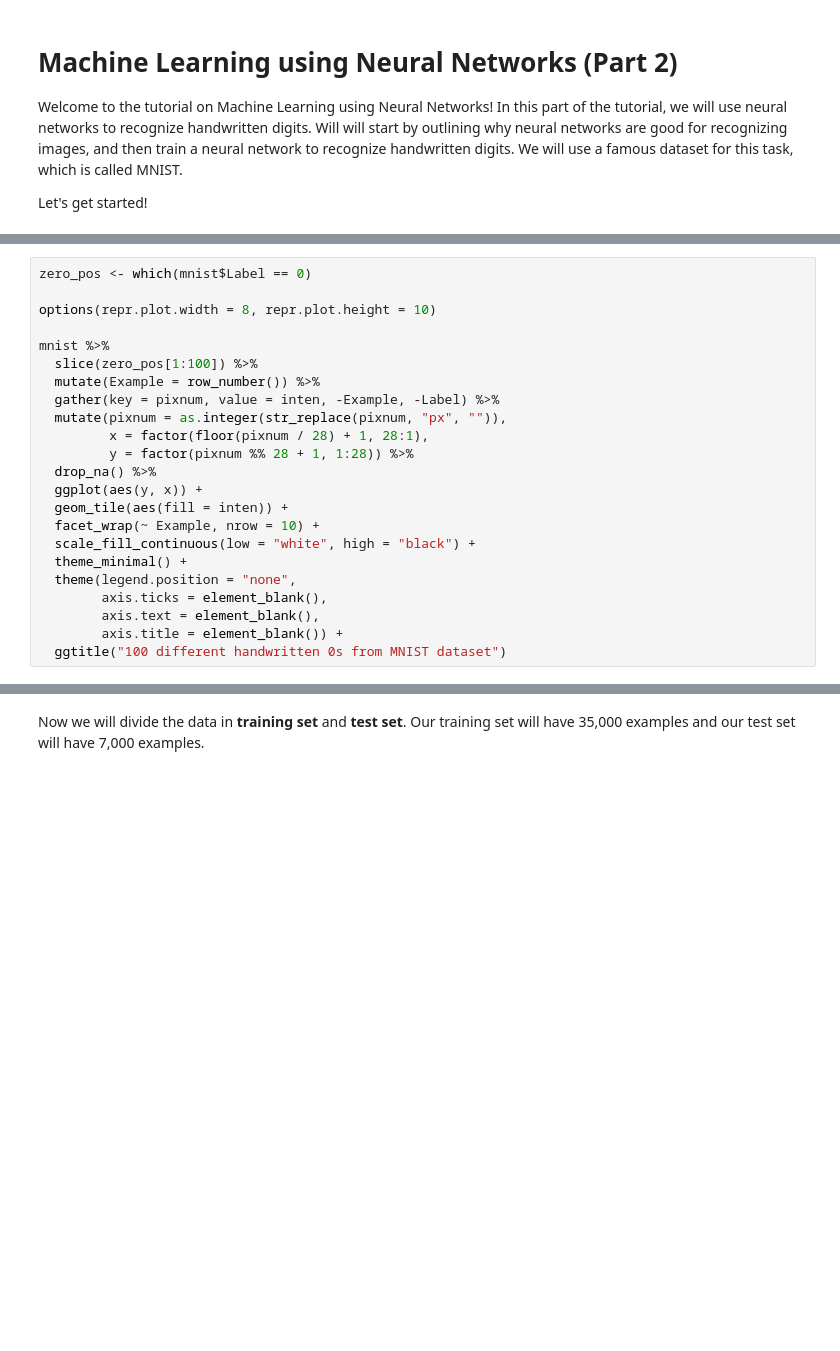
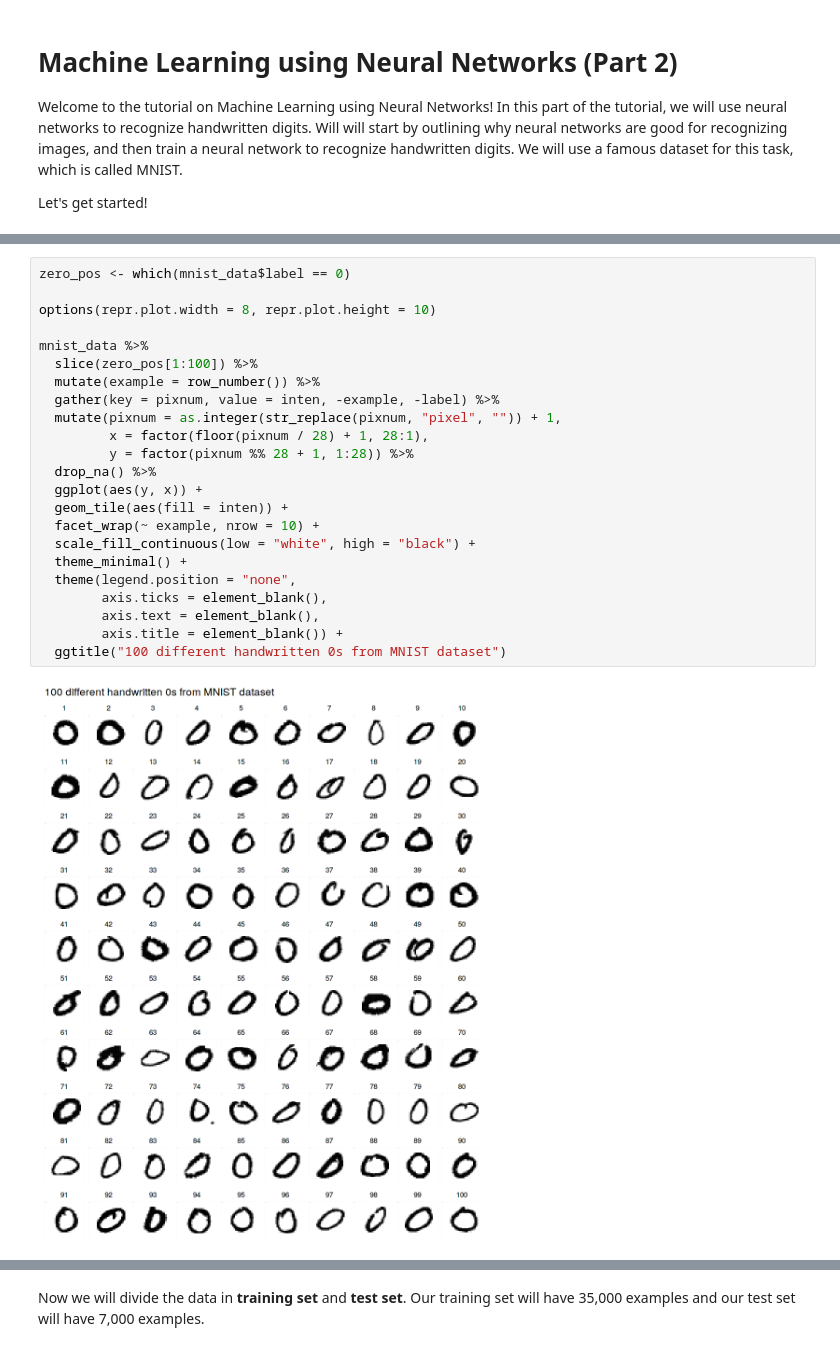
Before and after one commit to azbones/cis503_machine_learning, a Jupyter notebook: neural_networks_mnist_r_part2.ipynb, the cells around one changed output, grey strips where cells are left out. Saved outputs shown, nothing was run; the diff lists cells and outputs as text; blank space fills up the shorter version.

```diff
--- a/neural_networks_mnist_r_part2.ipynb
+++ b/neural_networks_mnist_r_part2.ipynb
@@ -53,28 +65,30 @@ And remember, there can be many different types of 0s! But most of them will hav
 
 The code below plots images that were labled (the training data) as zeros.
 # %%
-zero_pos <- which(mnist$Label == 0)
+zero_pos <- which(mnist_data$label == 0)
 
 options(repr.plot.width = 8, repr.plot.height = 10)
 
-mnist %>%
+mnist_data %>%
   slice(zero_pos[1:100]) %>%
-  mutate(Example = row_number()) %>%
-  gather(key = pixnum, value = inten, -Example, -Label) %>%
-  mutate(pixnum = as.integer(str_replace(pixnum, "px", "")),
+  mutate(example = row_number()) %>%
+  gather(key = pixnum, value = inten, -example, -label) %>%
+  mutate(pixnum = as.integer(str_replace(pixnum, "pixel", "")) + 1,
          x = factor(floor(pixnum / 28) + 1, 28:1),
          y = factor(pixnum %% 28 + 1, 1:28)) %>%
   drop_na() %>%
   ggplot(aes(y, x)) +
   geom_tile(aes(fill = inten)) +
-  facet_wrap(~ Example, nrow = 10) +
+  facet_wrap(~ example, nrow = 10) +
   scale_fill_continuous(low = "white", high = "black") +
   theme_minimal() +
   theme(legend.position = "none",
         axis.ticks = element_blank(),
         axis.text = element_blank(),
         axis.title = element_blank()) +
   ggtitle("100 different handwritten 0s from MNIST dataset")
+# %% [output]
+[figure, added]
 # %% [markdown]
 ### Detecting 0 to 9
 
```
Also changed, not shown: parts of 9 cells of this notebook, 3 other files.
